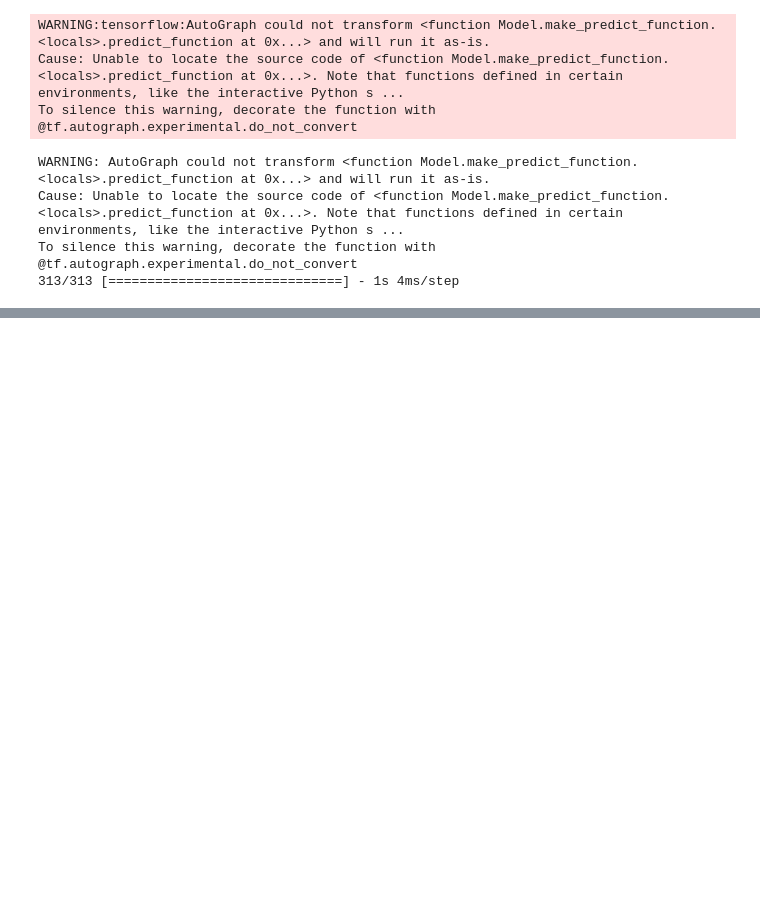
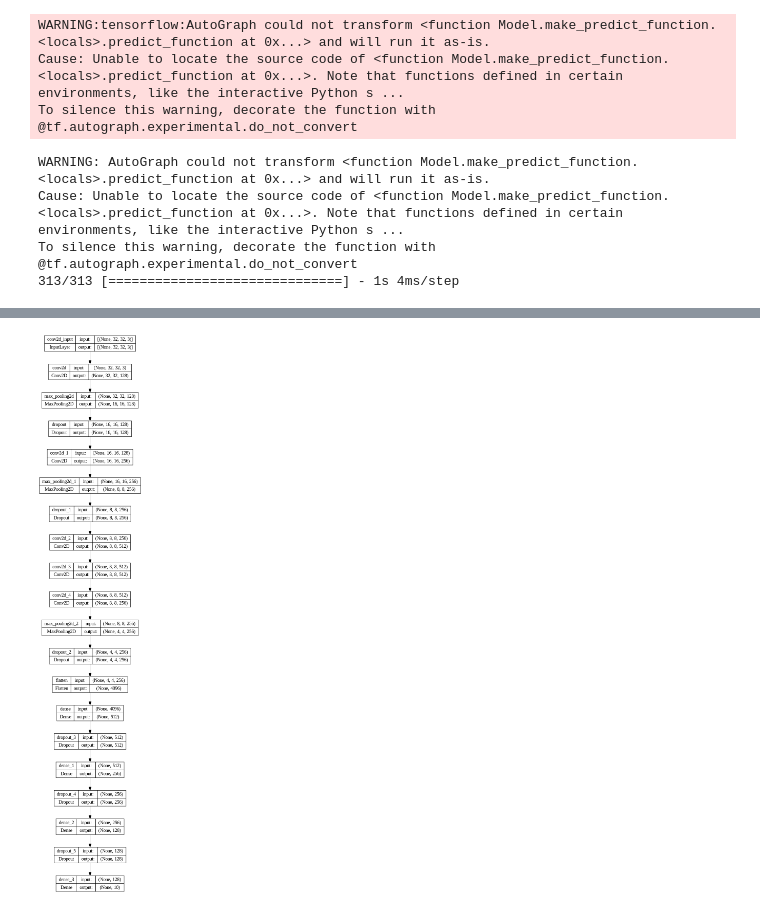
Before and after one commit to LNHBKDN/testGit02, a Jupyter notebook: Cifar.ipynb, the cells around one changed output, grey strips where cells are left out. Cells and saved outputs as stored; diff of their text form; code cells hidden in the pictures; blank space fills up the shorter version.

```diff
--- a/Cifar.ipynb
+++ b/Cifar.ipynb
@@ -253,2 +274,39 @@ for i in np.arange(25):
 # %%
 model.save('cifar10_cnn.h5')
+# %%
+import numpy as np
+from keras.models import load_model
+from keras.datasets import cifar10
+from keras.utils import to_categorical
+
+# Load the pre-trained model
+model = load_model('cifar10_cnn.h5')
+
+# Load the CIFAR-10 data
+(x_train, y_train), (x_test, y_test) = cifar10.load_data()
+
+# Normalize the input images
+x_test = x_test.astype('float32') / 255
+
+# Convert class vectors to binary class matrices
+y_test = to_categorical(y_test, num_classes=10)
+
+# Evaluate the model on the test set
+score = model.evaluate(x_test, y_test, verbose=0)
+print('Test loss:', score[0])
+print('Test accuracy:', score[1])
+
+# Select an image from the test dataset
+image = x_test[0]
+
+# Reshape the image to match the input shape expected by the model
+image = np.expand_dims(image, axis=0)
+
+# Make predictions on the image
+predictions = model.predict(image)
+
+# Get the predicted class label
+predicted_class = np.argmax(predictions)
+
+# Print the predicted class
+print('Predicted class:', predicted_class)
@@ -254,0 +330,6 @@ model.save('cifar10_cnn.h5')
+# %%
+from keras.utils import plot_model
+
+plot_model(model, to_file='model.png', show_shapes=True)
+# %% [output]
+[figure, added]
```
Also changed, not shown: parts of 8 cells of this notebook.
